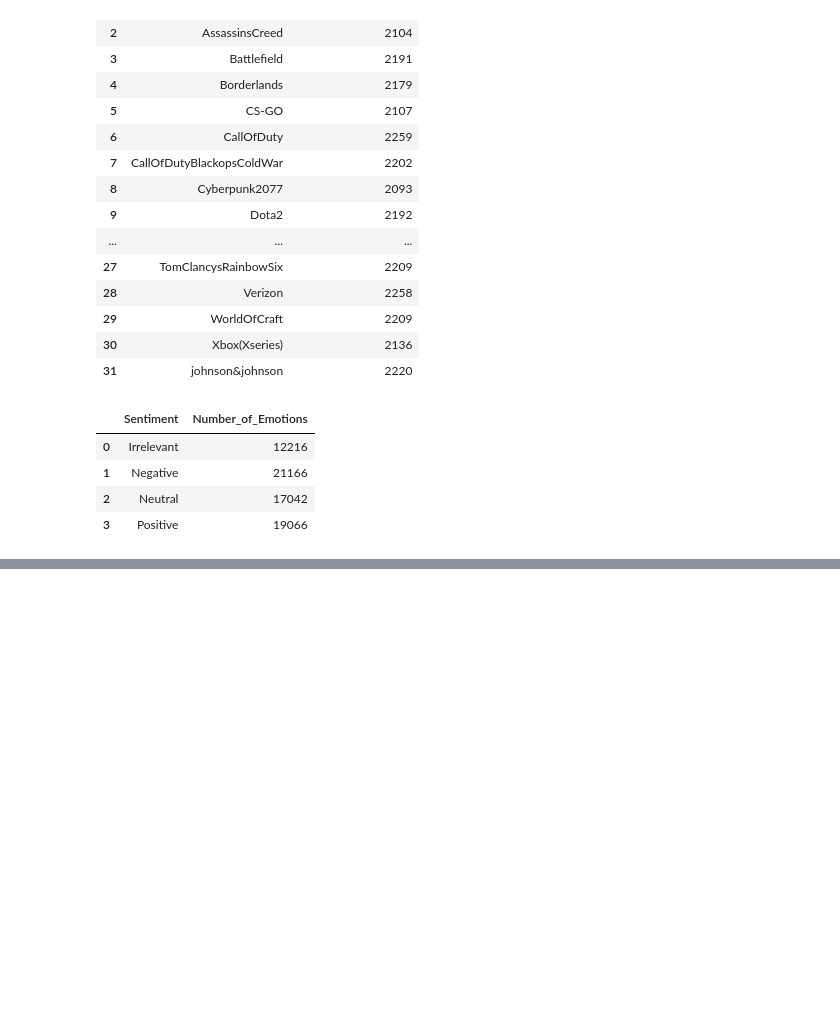
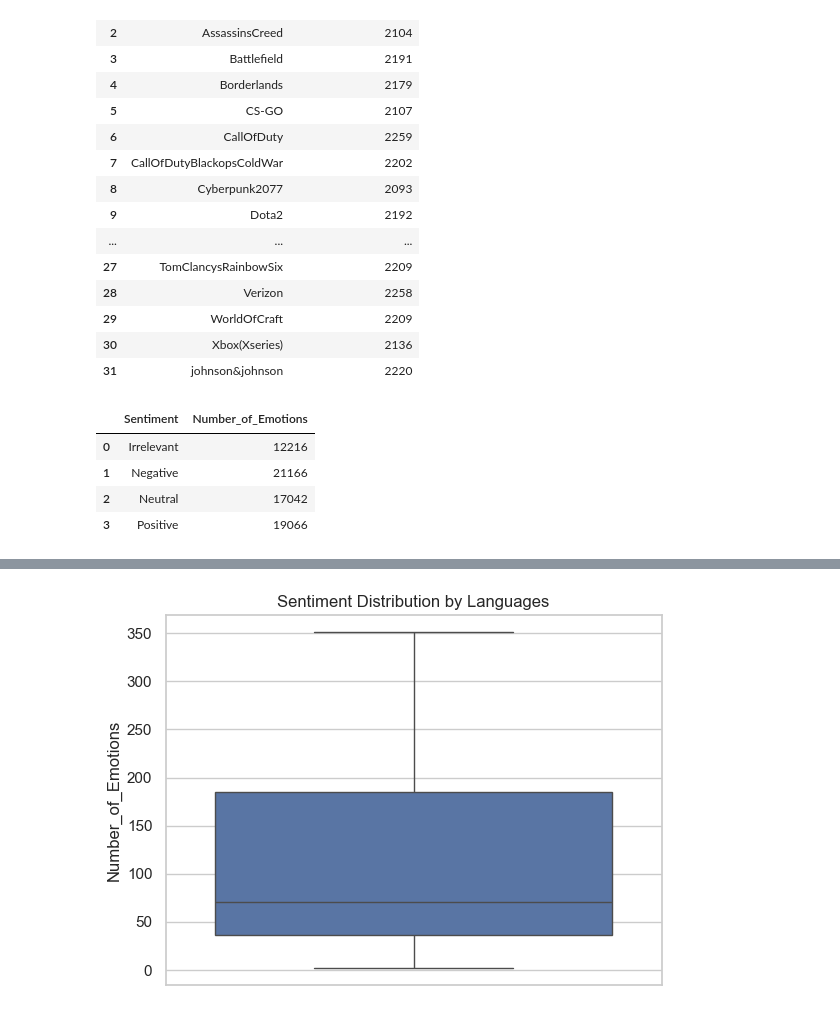
Before and after one commit to MSalmanAliKhan/Data-Science-Projects, a Jupyter notebook: Twitter-Sentiment-Analysis(SQL+Python)/Twitter Sentiment Analysis.ipynb, the cells around one changed output, grey strips where cells are left out. Cells and saved outputs as stored; diff of their text form; code cells hidden in the pictures; blank space fills up the shorter version.

```diff
--- a/Twitter-Sentiment-Analysis(SQL+Python)/Twitter Sentiment Analysis.ipynb
+++ b/Twitter-Sentiment-Analysis(SQL+Python)/Twitter Sentiment Analysis.ipynb
@@ -216,3 +293,19 @@ pd.read_sql_query(sql_query, engine)
 | 1 | Negative | 21166 |
 | 2 | Neutral | 17042 |
 | 3 | Positive | 19066 |
+# %%
+# To group the data by languages using SQL
+# SQL query
+sql_query = """
+SELECT
+    Language,
+    COUNT(*) AS Number_of_Emotions
+FROM
+    Tweet_Train_Clean
+GROUP BY
+    Language
+"""
+
+# Execute the SQL query
+Data_View_3=pd.read_sql_query(sql_query, engine)
+Data_View_3
@@ -218,0 +352,10 @@ pd.read_sql_query(sql_query, engine)
+# %%
+# To create boxplot for studying Sentiment distribution by Languages
+sns.set(style="whitegrid")
+
+g = sns.boxplot(data=Data_View_3['Number_of_Emotions'], showfliers=False)
+g.set_title('Sentiment Distribution by Languages')
+
+plt.show()  # Display the plot
+# %% [output]
+[figure, added]
```
Also changed, not shown: parts of 14 cells of this notebook, 2 other files.
